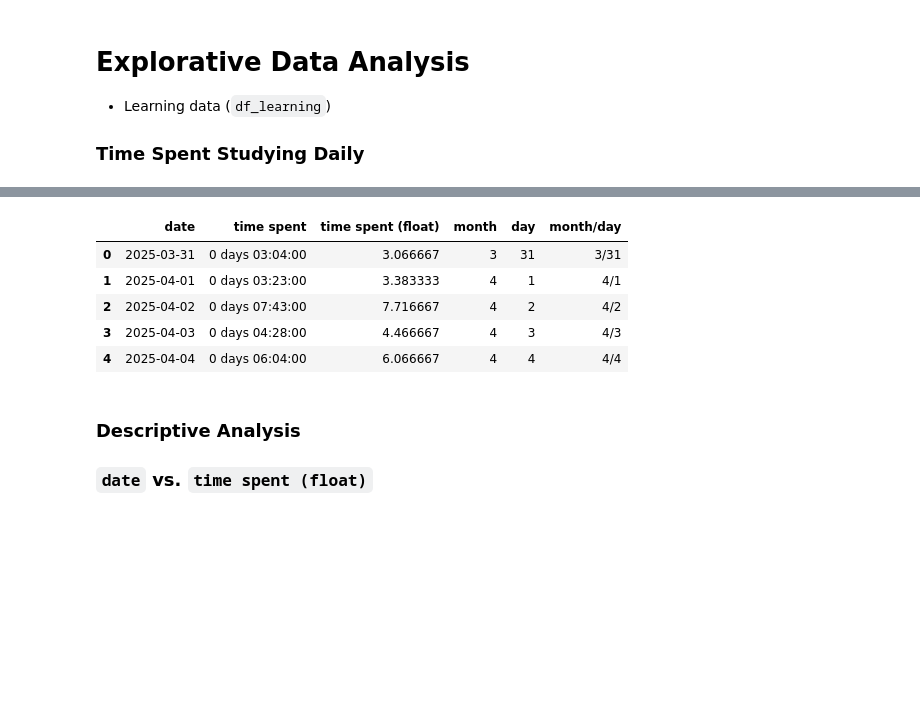
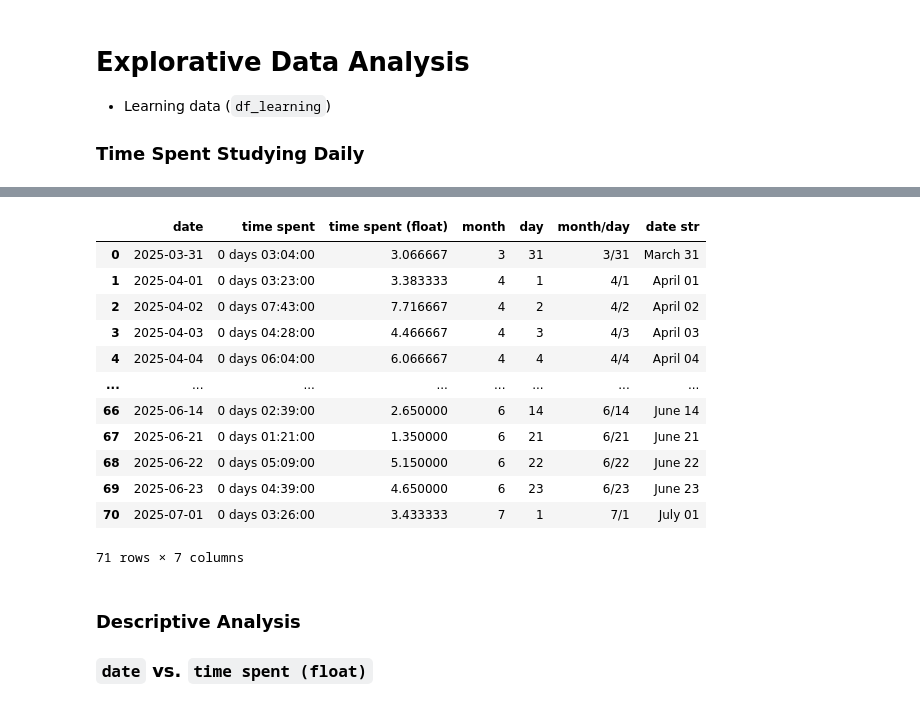
Before and after one commit to Ivan-Alexis-Tan/Time-Spent-on-Studying, a Jupyter notebook: Time spent analysis.ipynb, the cells around one changed output, grey strips where cells are left out. Drawn from its saved outputs; the diff is of its cells as text; code cells hidden in the pictures; blank space fills up the shorter version.

```diff
--- a/Time spent analysis.ipynb
+++ b/Time spent analysis.ipynb
@@ -211,7 +211,7 @@ df.describe()
 dfgroup_date_timespent = df_learning.groupby('date')['time spent'].sum().reset_index()  #<- Grouping by `date`
 
 # Appending Necessary Columns
-col_time_spent = dfgroup_date_timespent['time spent']                                   #<- Setting time spend column
+col_time_spent = dfgroup_date_timespent['time spent']                                   #<- Setting time spent column
 
 dfgroup_date_timespent['time spent (float)'] = col_time_spent.dt.total_seconds() / 3600 #<- Converting time spent to float value
 
@@ -229,8 +229,11 @@ dfgroup_date_timespent['month/day'] = month_day
 dict_month_day = dfgroup_date_timespent.set_index('date')['month/day'].to_dict()
 df['month/day'] = df['date'].map(dict_month_day)
 
+dfgroup_date_timespent['date str'] =  dfgroup_date_timespent['date'].dt.strftime('%B %d')  #<- Adding date string for easier reading
+
 # Terminal Output
 print(f"Total Time Spent = {col_time_spent.sum()} (f: hh/mm/ss)")
 print(f"Total Hours = {(col_time_spent.dt.total_seconds() / 3600).sum(): .3f}")
-dfgroup_date_timespent[:5]
+
+dfgroup_date_timespent
 # %% [output]
@@ -239,9 +242,16 @@ Total Hours =  523.350
-|  | date | time spent | time spent (float) | month | day | month/day |
-| 0 | 2025-03-31 | 0 days 03:04:00 | 3.066667 | 3 | 31 | 3/31 |
-| 1 | 2025-04-01 | 0 days 03:23:00 | 3.383333 | 4 | 1 | 4/1 |
-| 2 | 2025-04-02 | 0 days 07:43:00 | 7.716667 | 4 | 2 | 4/2 |
-| 3 | 2025-04-03 | 0 days 04:28:00 | 4.466667 | 4 | 3 | 4/3 |
-| 4 | 2025-04-04 | 0 days 06:04:00 | 6.066667 | 4 | 4 | 4/4 |
+|  | date | time spent | time spent (float) | month | day | month/day | date str |
+| 0 | 2025-03-31 | 0 days 03:04:00 | 3.066667 | 3 | 31 | 3/31 | March 31 |
+| 1 | 2025-04-01 | 0 days 03:23:00 | 3.383333 | 4 | 1 | 4/1 | April 01 |
+| 2 | 2025-04-02 | 0 days 07:43:00 | 7.716667 | 4 | 2 | 4/2 | April 02 |
+| 3 | 2025-04-03 | 0 days 04:28:00 | 4.466667 | 4 | 3 | 4/3 | April 03 |
+| 4 | 2025-04-04 | 0 days 06:04:00 | 6.066667 | 4 | 4 | 4/4 | April 04 |
+| ... | ... | ... | ... | ... | ... | ... | ... |
+| 66 | 2025-06-14 | 0 days 02:39:00 | 2.650000 | 6 | 14 | 6/14 | June 14 |
+| 67 | 2025-06-21 | 0 days 01:21:00 | 1.350000 | 6 | 21 | 6/21 | June 21 |
+| 68 | 2025-06-22 | 0 days 05:09:00 | 5.150000 | 6 | 22 | 6/22 | June 22 |
+| 69 | 2025-06-23 | 0 days 04:39:00 | 4.650000 | 6 | 23 | 6/23 | June 23 |
+| 70 | 2025-07-01 | 0 days 03:26:00 | 3.433333 | 7 | 1 | 7/1 | July 01 |
+71 rows × 7 columns
 # %% [markdown]
 ### Descriptive Analysis
 ### `date` vs. `time spent (float)`
```
Also changed, not shown: parts of 5 cells of this notebook.
